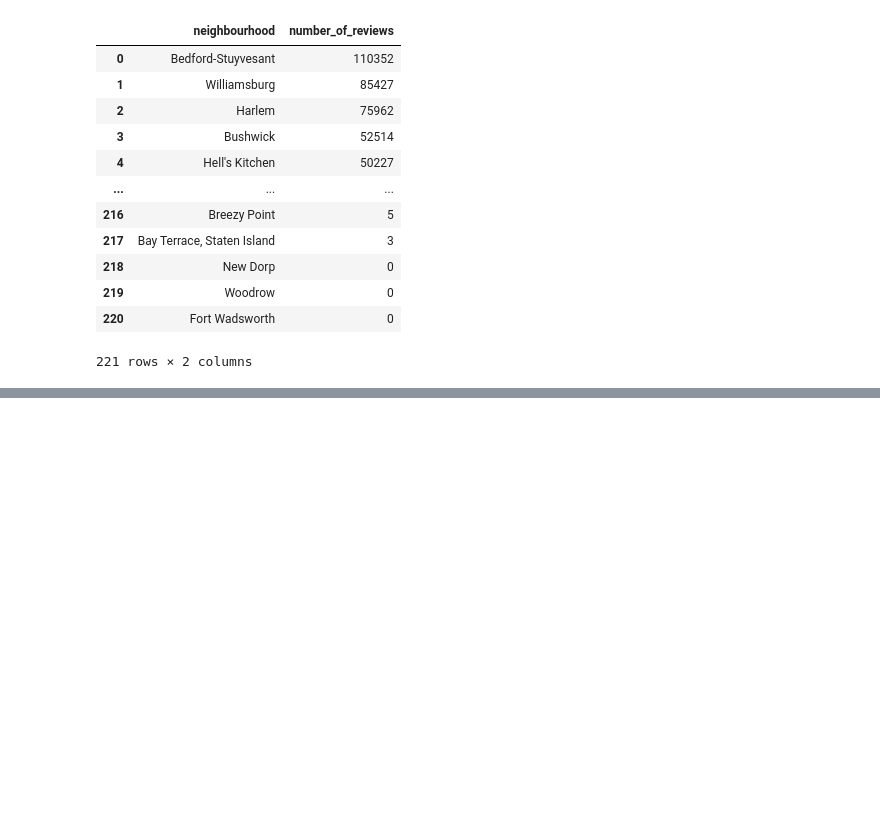
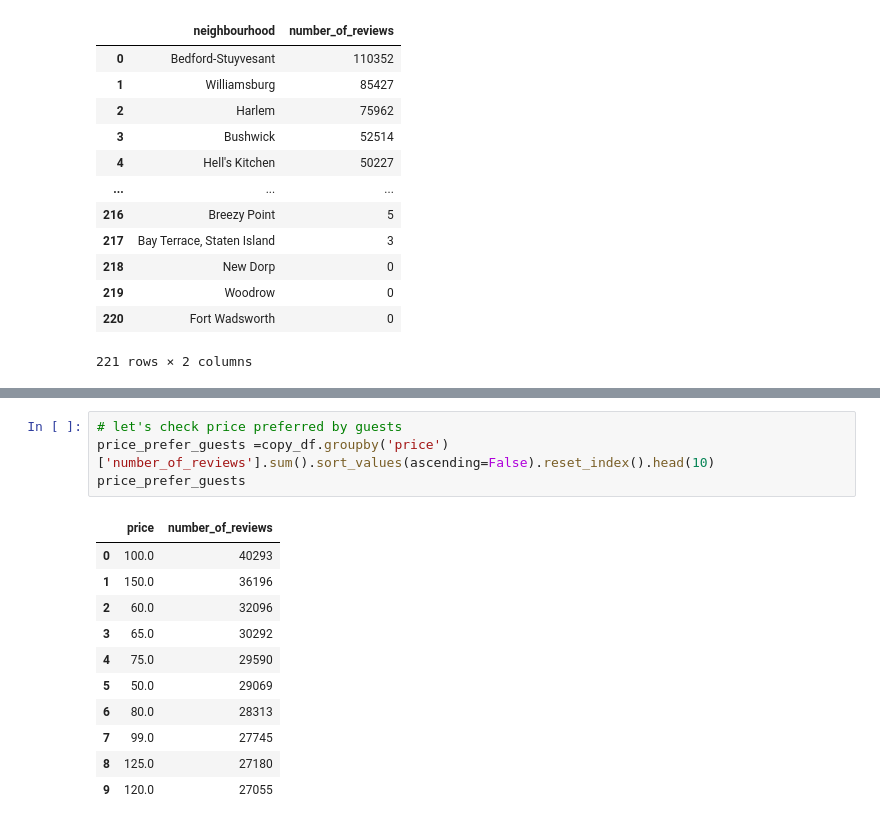
Before and after one commit to Manishasolanki27/AirBnbbooking-EDA, a Jupyter notebook: Airbnb_EDA.ipynb, the cells around one changed output, grey strips where cells are left out. Saved outputs shown, nothing was run; the diff lists cells and outputs as text; blank space fills up the shorter version.

```diff
--- a/Airbnb_EDA.ipynb
+++ b/Airbnb_EDA.ipynb
@@ -314,0 +343,16 @@ fig.show()
+# %%
+# let's check price preferred by guests
+price_prefer_guests =copy_df.groupby('price')['number_of_reviews'].sum().sort_values(ascending=False).reset_index().head(10)
+price_prefer_guests
+# %% [output]
+|  | price | number_of_reviews |
+| 0 | 100.0 | 40293 |
+| 1 | 150.0 | 36196 |
+| 2 | 60.0 | 32096 |
+| 3 | 65.0 | 30292 |
+| 4 | 75.0 | 29590 |
+| 5 | 50.0 | 29069 |
+| 6 | 80.0 | 28313 |
+| 7 | 99.0 | 27745 |
+| 8 | 125.0 | 27180 |
+| 9 | 120.0 | 27055 |
```
Also changed, not shown: parts of 4 cells of this notebook.
